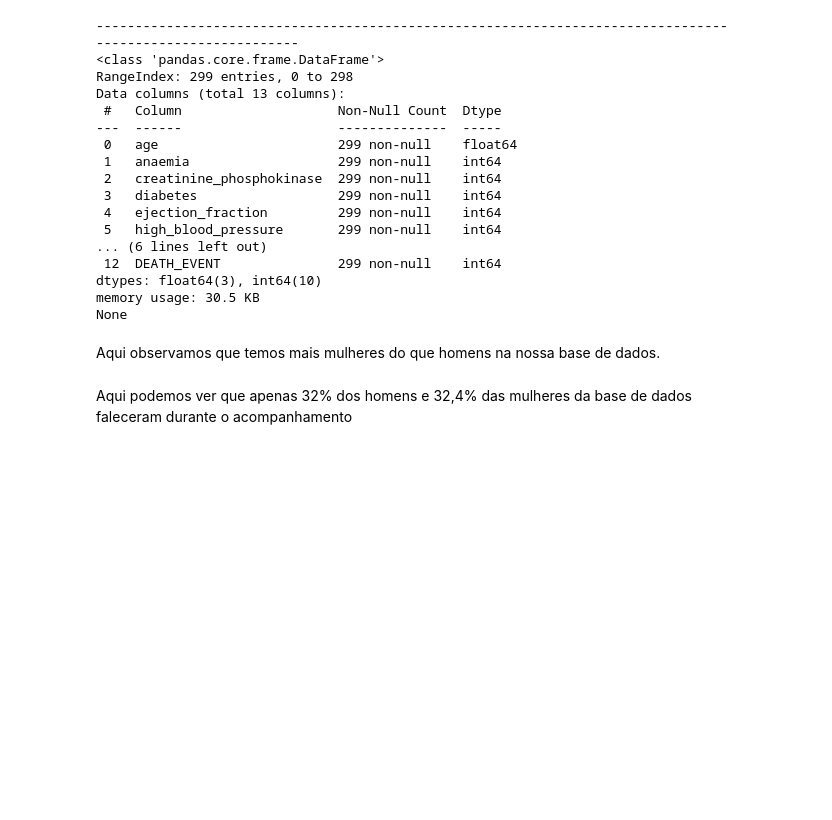
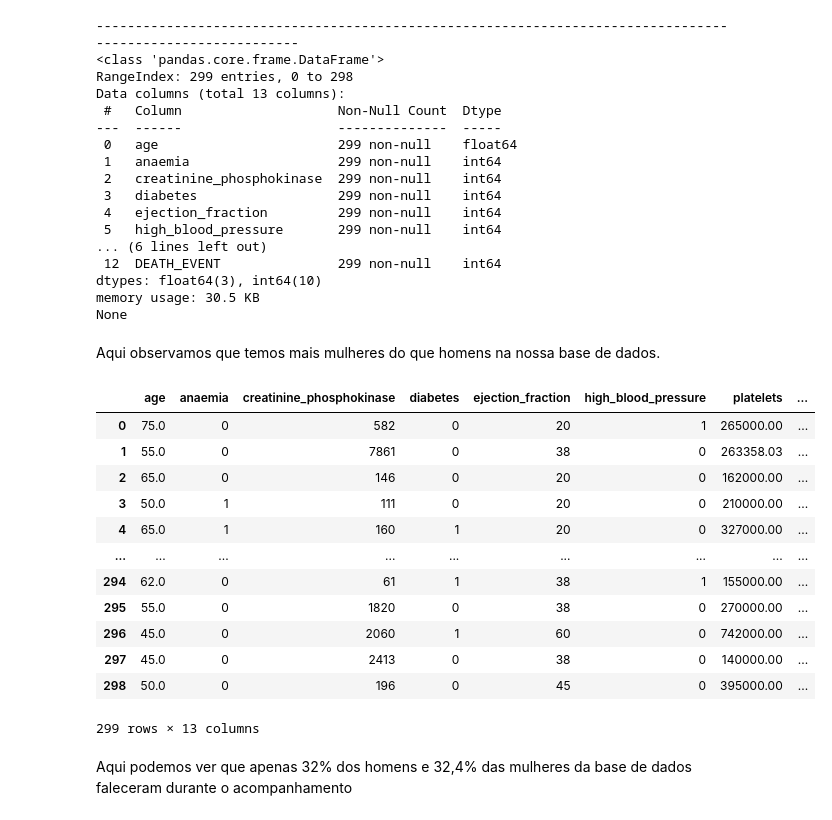
Before and after one commit to lok0zzz/heart-failure-prevision, a Jupyter notebook: heart-failure.ipynb, the cells around one changed output. Drawn from its saved outputs; the diff is of its cells as text; code cells hidden in the pictures; blank space fills up the shorter version.

```diff
--- a/heart-failure.ipynb
+++ b/heart-failure.ipynb
@@ -56,7 +56,27 @@ None
 # %% [markdown]
 Aqui observamos que temos mais mulheres do que homens na nossa base de dados.
 # %%
-tmp = data
-
+tmp = data.copy()
 tmp['sex'] = tmp['sex'].apply(lambda x: 'Mulher' if x == 0 else 'Homem')
 tmp['DEATH_EVENT'] = tmp['DEATH_EVENT'].apply(lambda x: 'Não faleceu' if x == 0 else 'Faleceu')
+
+fig = px.pie(tmp, names='sex', width=500, color_discrete_sequence=['#19647E', '#A31621'])
+fig.update_xaxes(title_text='Sexo')
+fig.update_yaxes(title_text='')
+fig.update_layout(bargap=0.2)
+# fig.show()
+display(data)
+# %% [output]
+|  | age | anaemia | creatinine_phosphokinase | diabetes | ejection_fraction | high_blood_pressure | platelets | ... |
+| 0 | 75.0 | 0 | 582 | 0 | 20 | 1 | 265000.00 | ... |
+| 1 | 55.0 | 0 | 7861 | 0 | 38 | 0 | 263358.03 | ... |
+| 2 | 65.0 | 0 | 146 | 0 | 20 | 0 | 162000.00 | ... |
+| 3 | 50.0 | 1 | 111 | 0 | 20 | 0 | 210000.00 | ... |
+| 4 | 65.0 | 1 | 160 | 1 | 20 | 0 | 327000.00 | ... |
+| ... | ... | ... | ... | ... | ... | ... | ... | ... |
+| 294 | 62.0 | 0 | 61 | 1 | 38 | 1 | 155000.00 | ... |
+| 295 | 55.0 | 0 | 1820 | 0 | 38 | 0 | 270000.00 | ... |
+| 296 | 45.0 | 0 | 2060 | 1 | 60 | 0 | 742000.00 | ... |
+| 297 | 45.0 | 0 | 2413 | 0 | 38 | 0 | 140000.00 | ... |
+| 298 | 50.0 | 0 | 196 | 0 | 45 | 0 | 395000.00 | ... |
+299 rows × 13 columns
```
Also changed, not shown: parts of 5 cells of this notebook.
